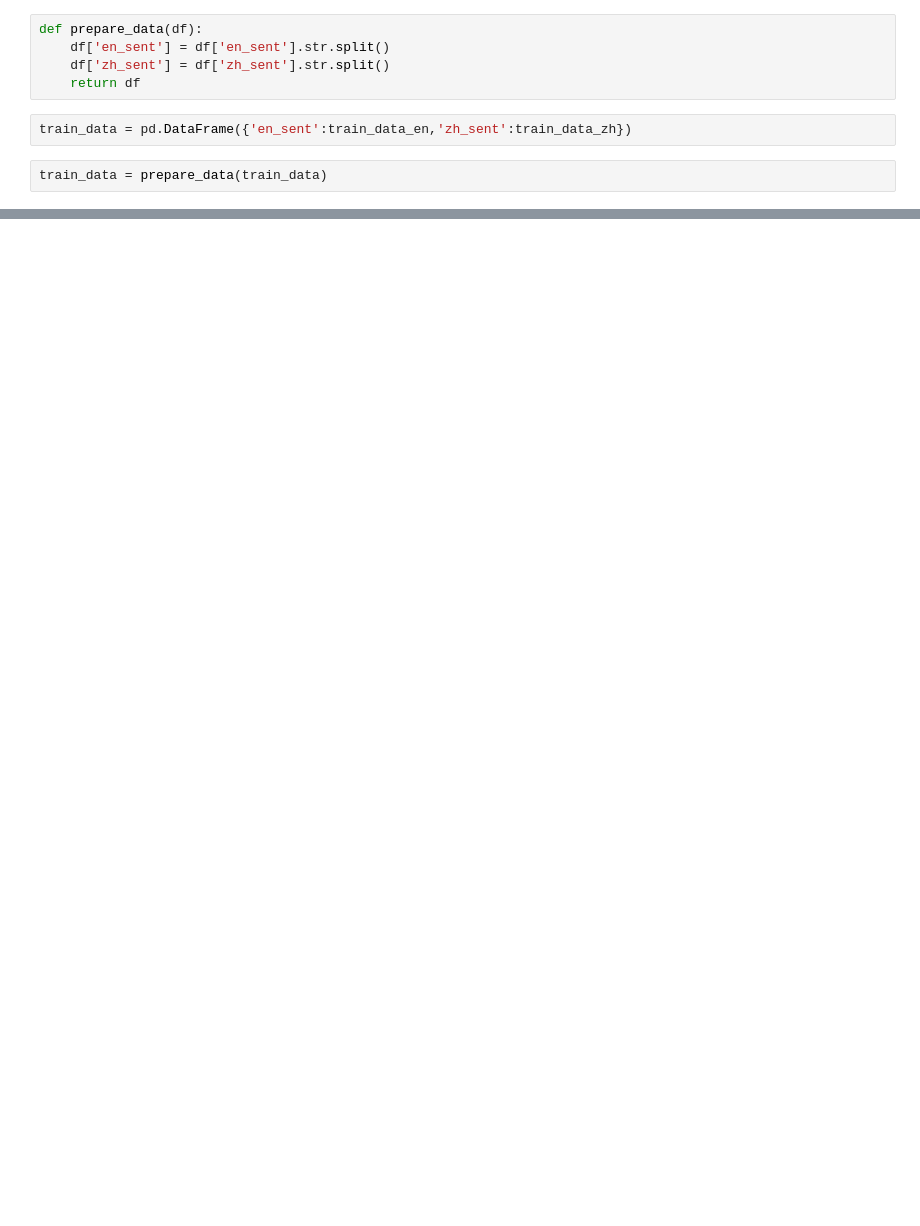
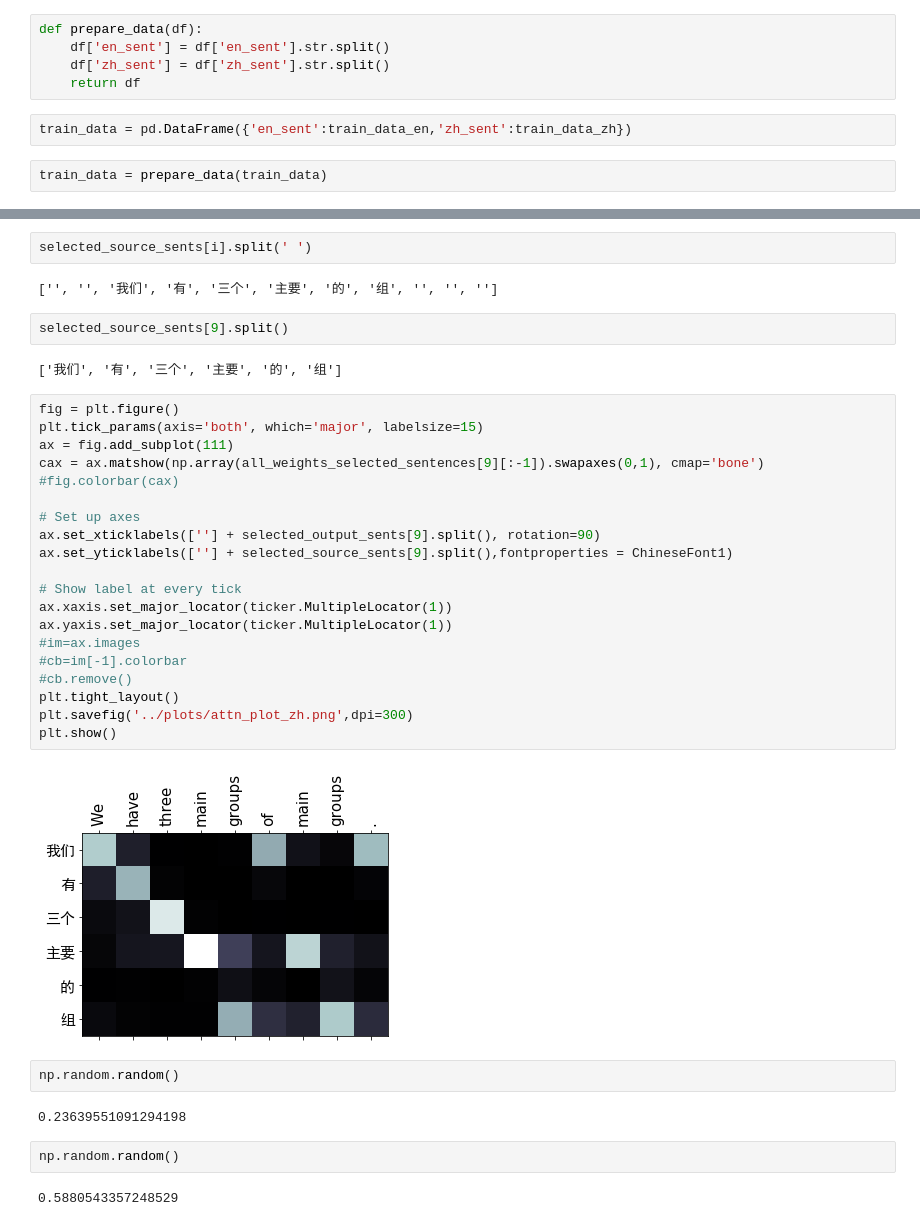
Before and after one commit to avidkenil/NLP_Project, a Jupyter notebook: notebooks/Data Exploration.ipynb, the cells around one changed output, grey strips where cells are left out. Saved outputs shown, nothing was run; the diff lists cells and outputs as text; blank space fills up the shorter version.

```diff
--- a/notebooks/Data Exploration.ipynb
+++ b/notebooks/Data Exploration.ipynb
@@ -27,0 +225,38 @@ train_data.head()
+# %%
+selected_source_sents[i].split(' ')
+# %% [output]
+['', '', '我们', '有', '三个', '主要', '的', '组', '', '', '']
+# %%
+selected_source_sents[9].split()
+# %% [output]
+['我们', '有', '三个', '主要', '的', '组']
+# %%
+fig = plt.figure()
+plt.tick_params(axis='both', which='major', labelsize=15)
+ax = fig.add_subplot(111)
+cax = ax.matshow(np.array(all_weights_selected_sentences[9][:-1]).swapaxes(0,1), cmap='bone')
+#fig.colorbar(cax)
+
+# Set up axes
+ax.set_xticklabels([''] + selected_output_sents[9].split(), rotation=90)
+ax.set_yticklabels([''] + selected_source_sents[9].split(),fontproperties = ChineseFont1)
+
+# Show label at every tick
+ax.xaxis.set_major_locator(ticker.MultipleLocator(1))
+ax.yaxis.set_major_locator(ticker.MultipleLocator(1))
+#im=ax.images
+#cb=im[-1].colorbar
+#cb.remove()
+plt.tight_layout()
+plt.savefig('../plots/attn_plot_zh.png',dpi=300)
+plt.show()
+# %% [output]
+[figure, added]
+# %%
+np.random.random()
+# %% [output]
+0.23639551091294198
+# %%
+np.random.random()
+# %% [output]
+0.5880543357248529
```
Also changed, not shown: parts of 74 cells of this notebook, 5 other files.
